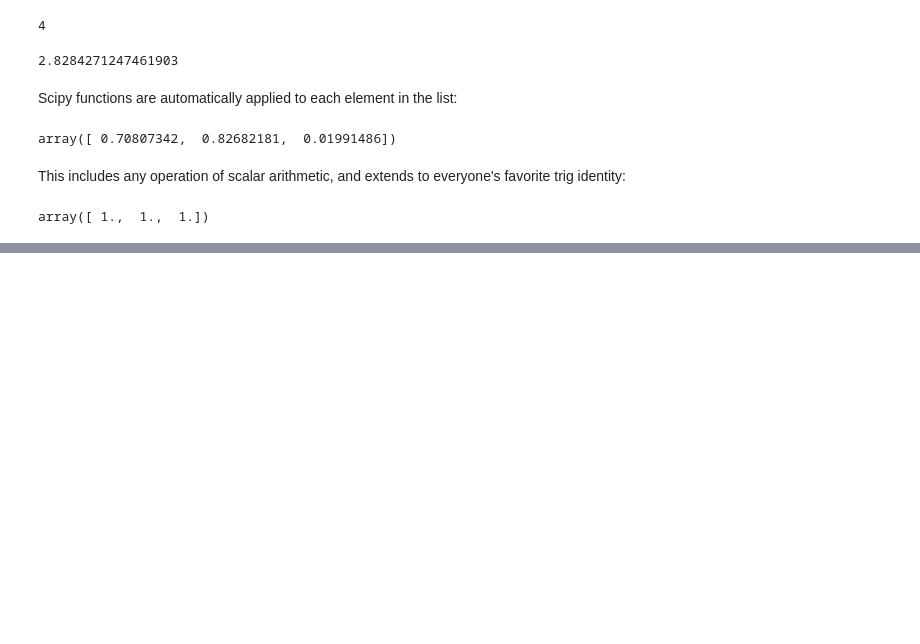
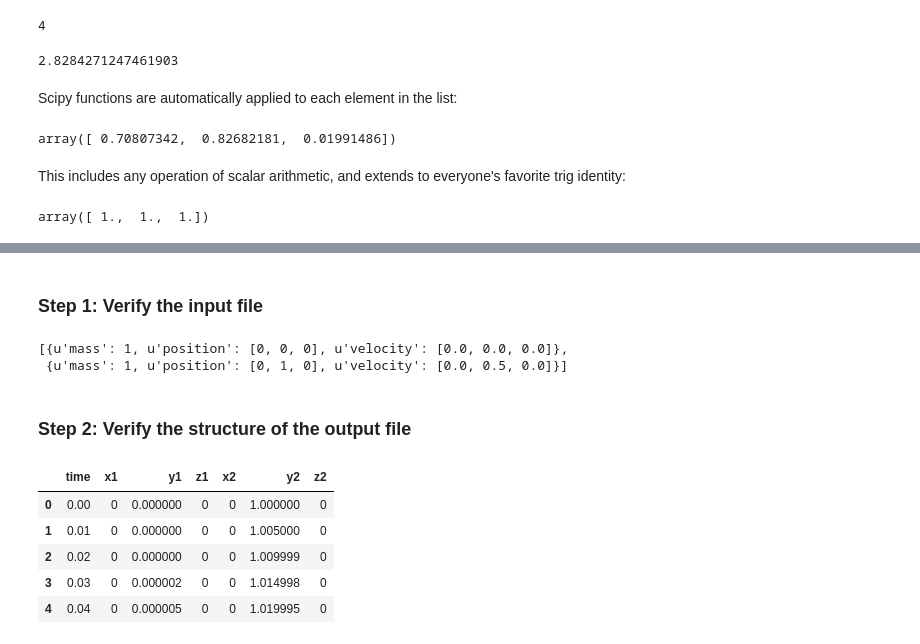
Before and after one commit to olcf/iPython-Molecular-Dynamics, a Jupyter notebook: presentation.ipynb, the cells around one changed output, grey strips where cells are left out. Cells and saved outputs as stored; diff of their text form; code cells hidden in the pictures; blank space fills up the shorter version.

```diff
--- a/presentation.ipynb
+++ b/presentation.ipynb
@@ -87,0 +100,21 @@ array([3, 4, 5])
+# %% [markdown]
+### Step 1: Verify the input file
+# %%
+input_config = json.load(open("/Users/rf9/Projects/iPython-Molecular-Dynamics/ExampleInput.dragging.json"))
+input_config["particles"]
+# %% [output]
+[{u'mass': 1, u'position': [0, 0, 0], u'velocity': [0.0, 0.0, 0.0]},
+ {u'mass': 1, u'position': [0, 1, 0], u'velocity': [0.0, 0.5, 0.0]}]
+# %% [markdown]
+### Step 2: Verify the structure of the output file
+# %%
+import pandas
+output = pandas.read_csv("/Users/rf9/Projects/iPython-Molecular-Dynamics/dragging_output.csv")
+output.head()
+# %% [output]
+|  | time | x1 | y1 | z1 | x2 | y2 | z2 |
+| 0 | 0.00 | 0 | 0.000000 | 0 | 0 | 1.000000 | 0 |
+| 1 | 0.01 | 0 | 0.000000 | 0 | 0 | 1.005000 | 0 |
+| 2 | 0.02 | 0 | 0.000000 | 0 | 0 | 1.009999 | 0 |
+| 3 | 0.03 | 0 | 0.000002 | 0 | 0 | 1.014998 | 0 |
+| 4 | 0.04 | 0 | 0.000005 | 0 | 0 | 1.019995 | 0 |
```
Also changed, not shown: parts of 18 cells of this notebook.
